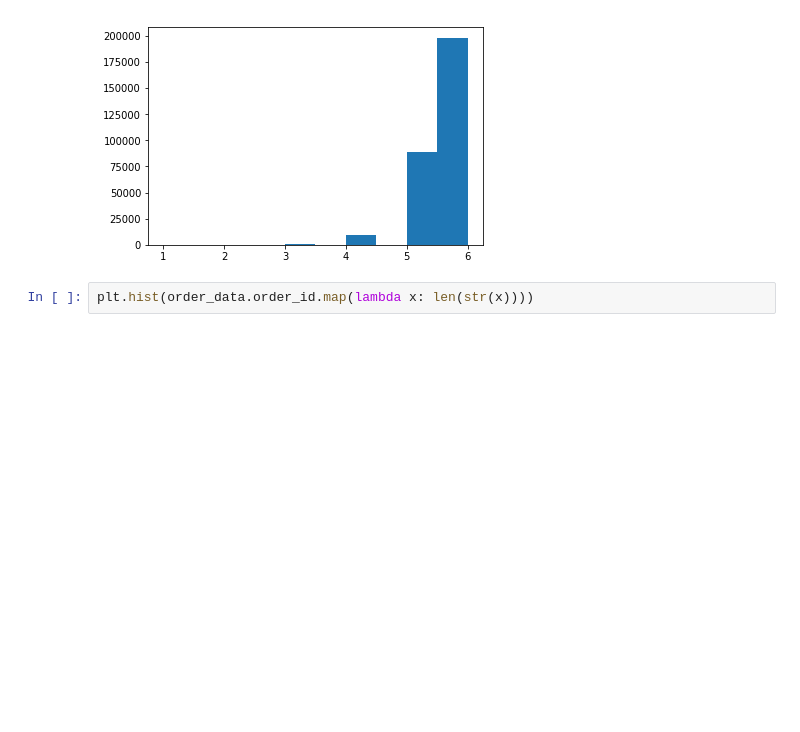
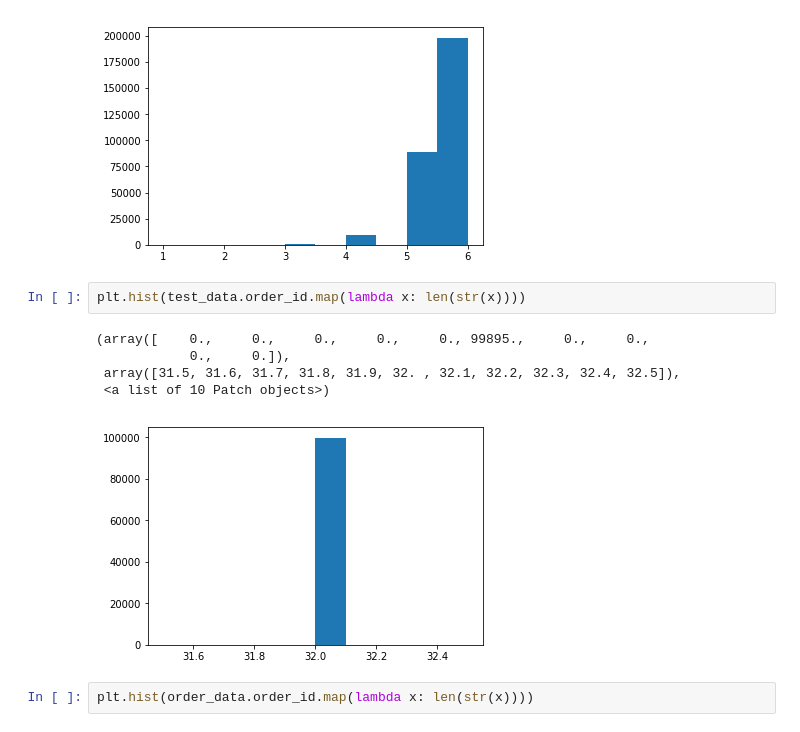
Before and after one commit to HuangKY/t_brain_ai, a Jupyter notebook: analysis/HuangKY/analysis_Huang.ipynb, the cells around one changed output. Saved outputs shown, nothing was run; the diff lists cells and outputs as text; blank space fills up the shorter version.

Commit message:
Merge Data

```diff
--- a/analysis/HuangKY/analysis_Huang.ipynb
+++ b/analysis/HuangKY/analysis_Huang.ipynb
@@ -206,6 +405,14 @@ plt.hist(train_data.order_id.map(lambda x: len(str(x))))
  array([1. , 1.5, 2. , 2.5, 3. , 3.5, 4. , 4.5, 5. , 5.5, 6. ]),
  <a list of 10 Patch objects>)
 [figure]
+# %%
+plt.hist(test_data.order_id.map(lambda x: len(str(x))))
+# %% [output]
+(array([    0.,     0.,     0.,     0.,     0., 99895.,     0.,     0.,
+            0.,     0.]),
+ array([31.5, 31.6, 31.7, 31.8, 31.9, 32. , 32.1, 32.2, 32.3, 32.4, 32.5]),
+ <a list of 10 Patch objects>)
+[figure, added]
 # %%
 plt.hist(order_data.order_id.map(lambda x: len(str(x))))
 # %% [output]
```
Also changed, not shown: parts of 38 cells of this notebook.
